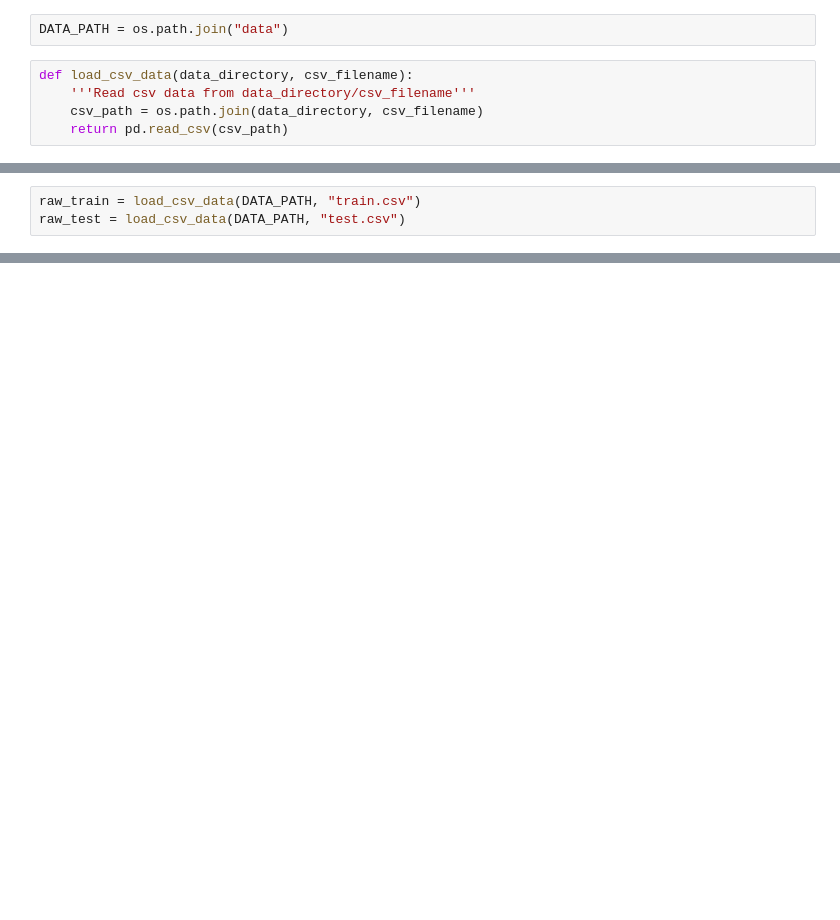
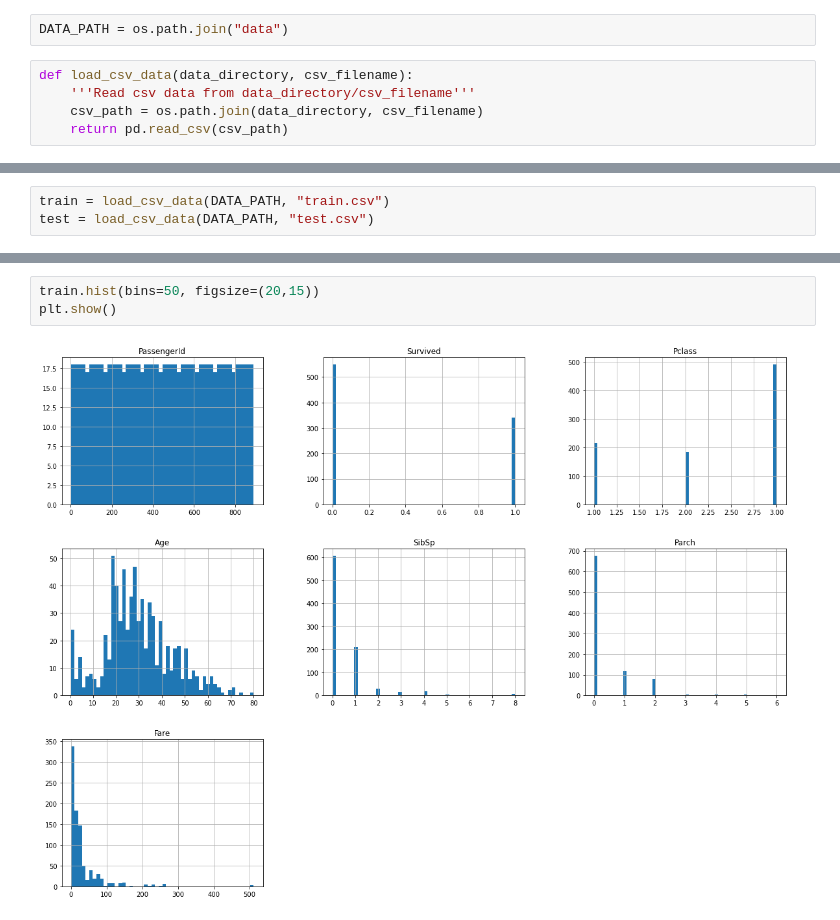
Before and after one commit to mtijas/dako-k22, a Jupyter notebook: notebooks/DAKO Spring 2022 - Team Work.ipynb, the cells around one changed output, grey strips where cells are left out. Drawn from its saved outputs; the diff is of its cells as text; blank space fills up the shorter version.

Commit message:
Adds describing and preparing data

```diff
--- a/notebooks/DAKO Spring 2022 - Team Work.ipynb
+++ b/notebooks/DAKO Spring 2022 - Team Work.ipynb
@@ -19,4 +25,4 @@ def load_csv_data(data_directory, csv_filename):
 # %%
-raw_train = load_csv_data(DATA_PATH, "train.csv")
-raw_test = load_csv_data(DATA_PATH, "test.csv")
+train = load_csv_data(DATA_PATH, "train.csv")
+test = load_csv_data(DATA_PATH, "test.csv")
 # %%
@@ -53,0 +126,5 @@ raw_test
+# %%
+train.hist(bins=50, figsize=(20,15))
+plt.show()
+# %% [output]
+[figure, added]
```
Also changed, not shown: parts of 23 cells of this notebook.
